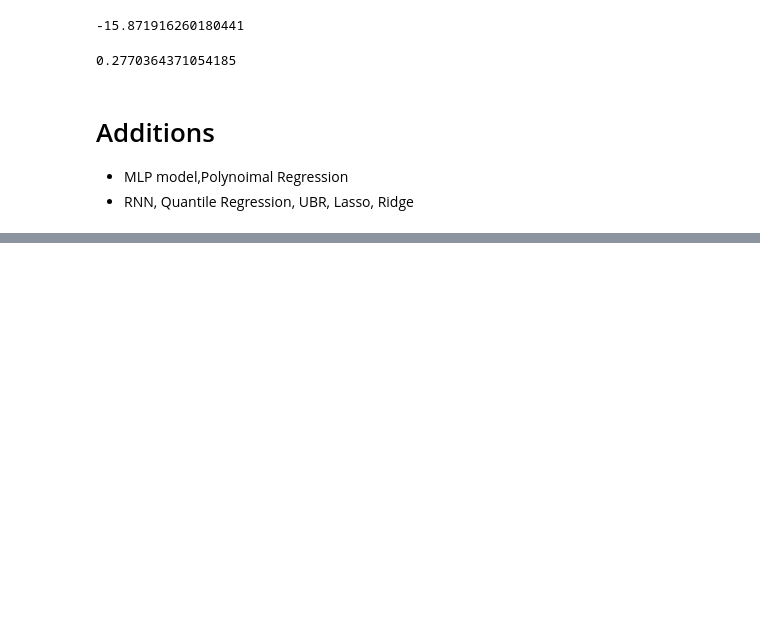
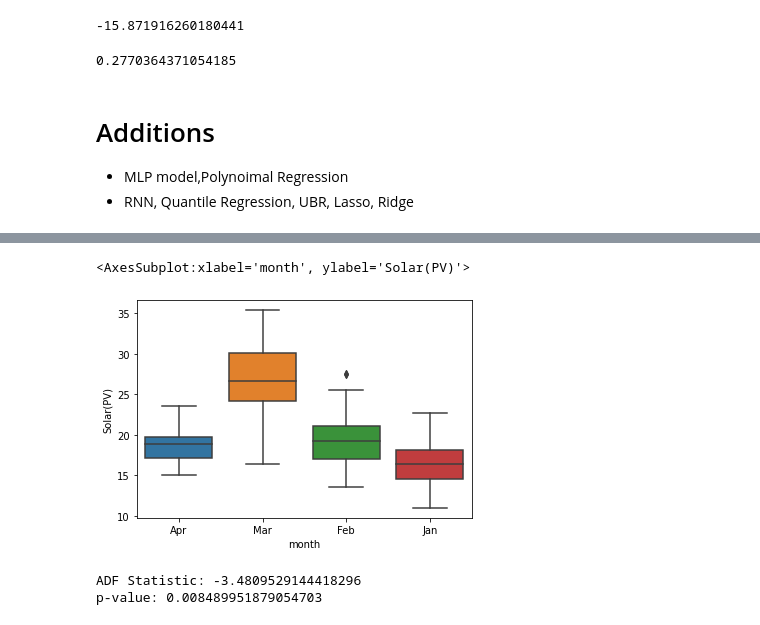
Before and after one commit to OmarEltouny78/DataScoence, a Jupyter notebook: Weather.ipynb, the cells around one changed output, grey strips where cells are left out. Drawn from its saved outputs; the diff is of its cells as text; code cells hidden in the pictures; blank space fills up the shorter version.

```diff
--- a/Weather.ipynb
+++ b/Weather.ipynb
@@ -223,0 +351,5 @@ r2_score(y_pred6,y)
+# %%
+sns.boxplot(x='month', y='Solar(PV)', data=df.loc[~df.year.isin([2021]), :])
+# %% [output]
+<AxesSubplot:xlabel='month', ylabel='Solar(PV)'>
+[figure, added]
@@ -223,0 +358,7 @@ r2_score(y_pred6,y)
+# %%
+result = adfuller(df['Solar(PV)'].values, autolag='AIC')
+print(f'ADF Statistic: {result[0]}')
+print(f'p-value: {result[1]}')
+# %% [output]
+ADF Statistic: -3.4809529144418296
+p-value: 0.008489951879054703
```
Also changed, not shown: parts of 42 cells of this notebook.
